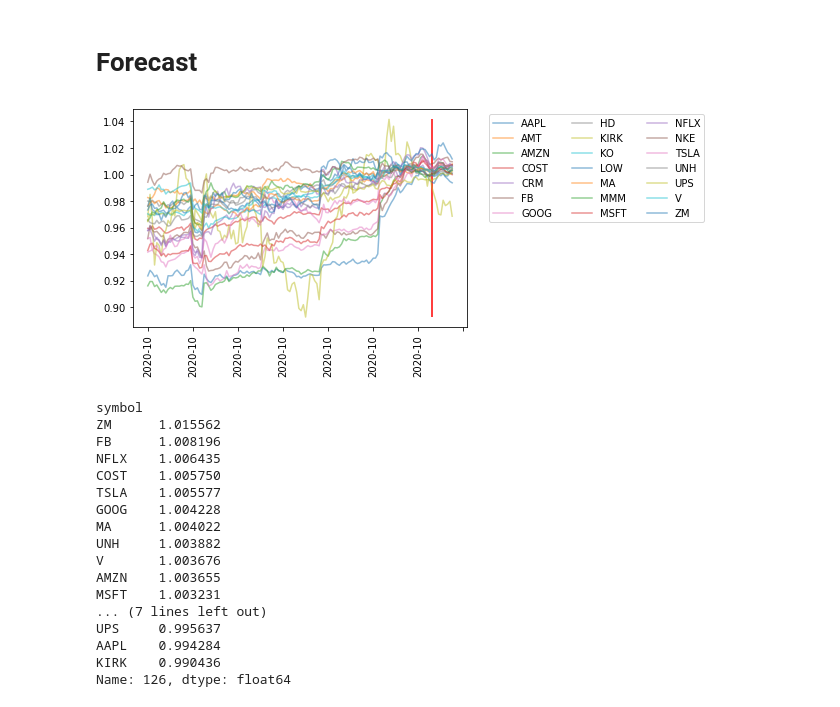
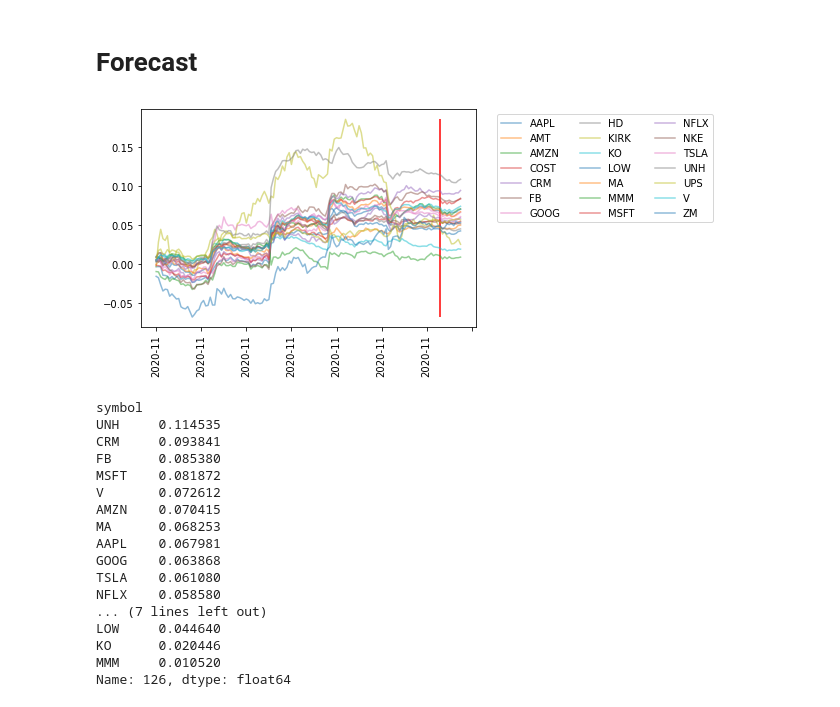
Before and after one commit to ehullander/StockPrice, a Jupyter notebook: Stocks.ipynb, the cells around one changed output. Drawn from its saved outputs; the diff is of its cells as text; code cells hidden in the pictures.

```diff
--- a/Stocks.ipynb
+++ b/Stocks.ipynb
@@ -85 +133,3 @@ Using All data for each Q
+# %%
+data = data.diff().dropna()
 # %%
@@ -114,3 +160,7 @@ MASE, MASEN = get_MASE(data, 50)
+# %%
+# 75 lags corresponds to a full day
+lags = 60
+MASE, MASEN = get_MASE(data, lags)
 # %% [markdown]
 # Significance Testing
 # %%
@@ -170,27 +209,30 @@ plt.show()
 # %%
 M = YahooStocks.Model(data=data.iloc[0:-3])
 M.fitVAR(lags)
 M.forecast(10)
+integration = pd.concat((M.data, M.fcast)).cumsum()
+M.data = integration.head(M.data.shape[0])
+M.fcast = integration.tail(10)
 M.plot_fcast()
 # %% [output]
-[figure, old version]
+[figure, new version]
 # %%
 M.fcast.iloc[0].sort_values(ascending = False)
 # %% [output]
 symbol
-ZM      1.015562
-FB      1.008196
-NFLX    1.006435
-COST    1.005750
-TSLA    1.005577
-GOOG    1.004228
-MA      1.004022
-UNH     1.003882
-V       1.003676
-AMZN    1.003655
-MSFT    1.003231
+UNH     0.114535
+CRM     0.093841
+FB      0.085380
+MSFT    0.081872
+V       0.072612
+AMZN    0.070415
+MA      0.068253
+AAPL    0.067981
+GOOG    0.063868
+TSLA    0.061080
+NFLX    0.058580
 ... (7 lines left out)
-UPS     0.995637
-AAPL    0.994284
-KIRK    0.990436
+LOW     0.044640
+KO      0.020446
+MMM     0.010520
 Name: 126, dtype: float64
```
Also changed, not shown: parts of 23 cells of this notebook, 2 other files.
